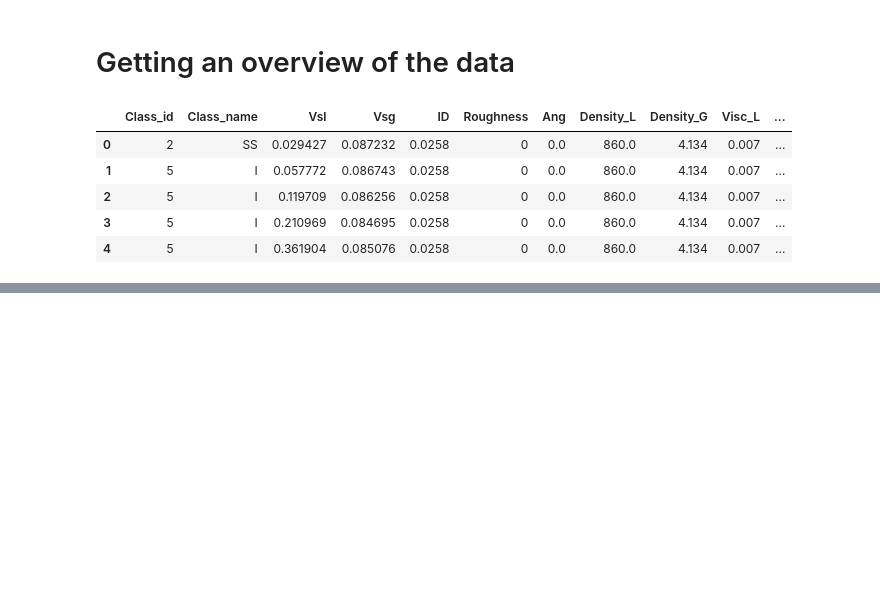
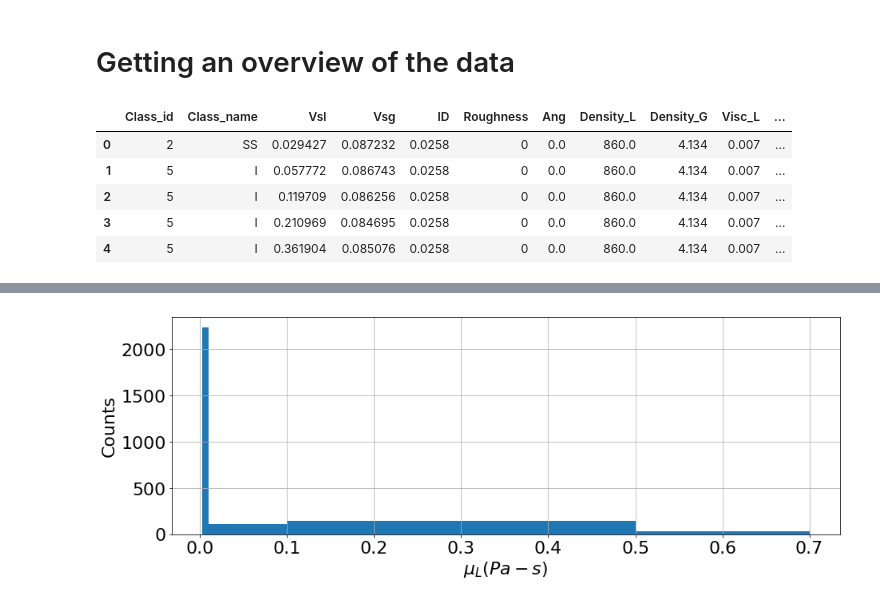
Before and after one commit to fredralm/TTK4260, a Jupyter notebook: L2/Petroleum2Phase.ipynb, the cells around one changed output, grey strips where cells are left out. Saved outputs shown, nothing was run; the diff lists cells and outputs as text; code cells hidden in the pictures; blank space fills up the shorter version.

```diff
--- a/L2/Petroleum2Phase.ipynb
+++ b/L2/Petroleum2Phase.ipynb
@@ -20,0 +43,15 @@ data.head()
+# %%
+bins =(0.002,0.010,0.100,0.500,0.700)
+#bins=bins/1000
+# Plot regular histograms
+f=plt.figure(figsize=(15,5))
+plt.hist(data['Visc_L'].values, bins, alpha=1.0)
+plt.ylabel('Counts',fontsize=22)
+plt.xlabel(r'$\mu_L(Pa-s$)',fontsize=22)
+plt.xticks(fontsize=22)
+plt.yticks(fontsize=22)
+plt.grid()
+#plt.legend(loc='upper right')
+plt.show()
+# %% [output]
+[figure, added]
```
Also changed, not shown: parts of 10 cells of this notebook, 2 other files.
